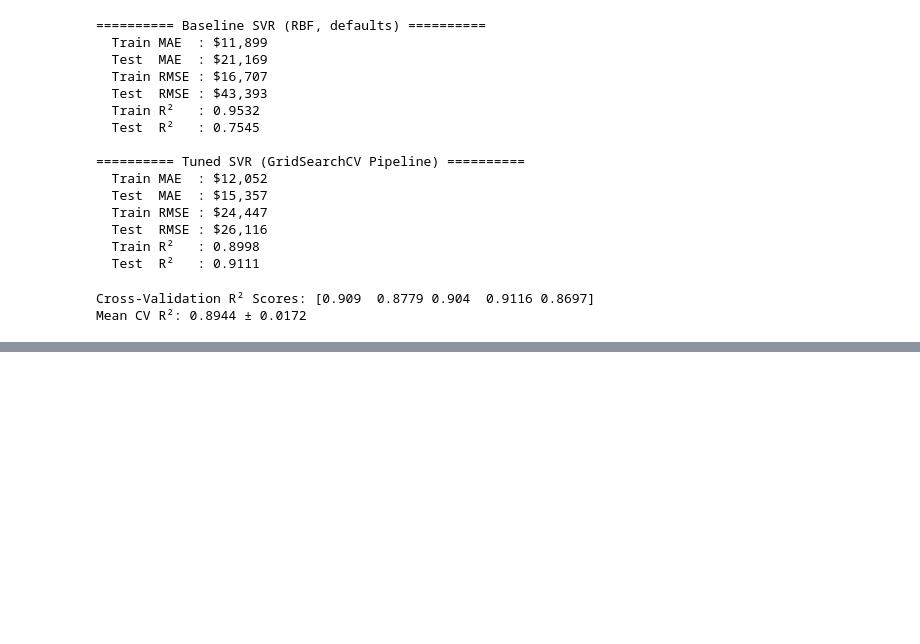
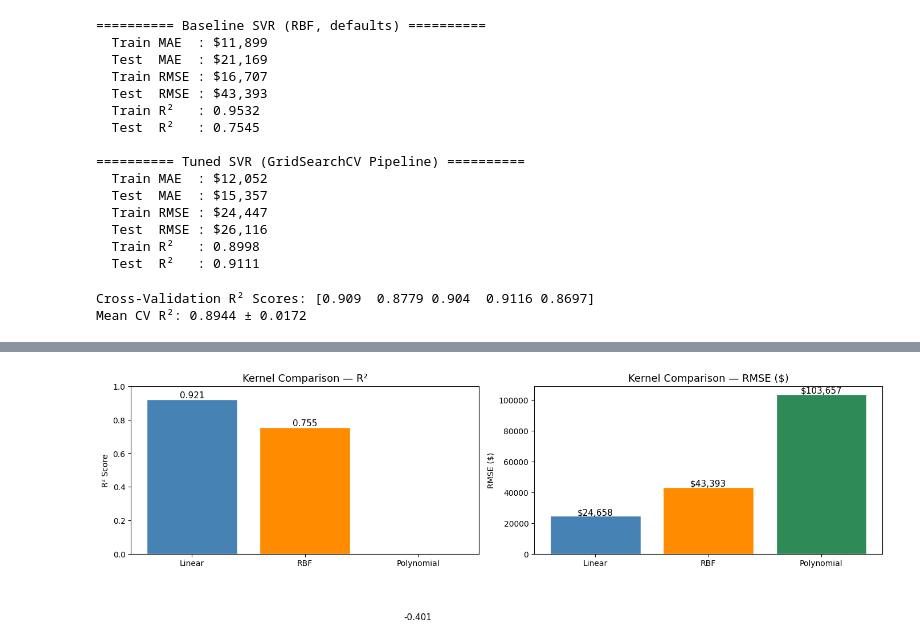
Before and after one commit to SandaminiI/House-Price-Prediction, a Jupyter notebook: notebooks/svr/svr_house_prices.ipynb, the cells around one changed output, grey strips where cells are left out. Drawn from its saved outputs; the diff is of its cells as text; code cells hidden in the pictures; blank space fills up the shorter version.

```diff
--- a/notebooks/svr/svr_house_prices.ipynb
+++ b/notebooks/svr/svr_house_prices.ipynb
@@ -433,0 +474,30 @@ Mean CV R²: 0.8944 ± 0.0172
+# %%
+# -------------------------------------------------------
+# Plot 3: Kernel Comparison Bar Chart
+# -------------------------------------------------------
+kernel_names = list(kernel_results.keys())
+r2_scores    = [kernel_results[k]['R2']   for k in kernel_names]
+rmse_scores  = [kernel_results[k]['RMSE'] for k in kernel_names]
+
+fig, axes = plt.subplots(1, 2, figsize=(14, 5))
+
+# R² comparison
+axes[0].bar(kernel_names, r2_scores, color=['steelblue', 'darkorange', 'seagreen'], edgecolor='white')
+axes[0].set_title('Kernel Comparison — R²', fontsize=13)
+axes[0].set_ylabel('R² Score')
+axes[0].set_ylim(0, 1)
+for i, v in enumerate(r2_scores):
+    axes[0].text(i, v + 0.01, f'{v:.3f}', ha='center', fontsize=11)
+
+# RMSE comparison
+axes[1].bar(kernel_names, rmse_scores, color=['steelblue', 'darkorange', 'seagreen'], edgecolor='white')
+axes[1].set_title('Kernel Comparison — RMSE ($)', fontsize=13)
+axes[1].set_ylabel('RMSE ($)')
+for i, v in enumerate(rmse_scores):
+    axes[1].text(i, v + 500, f'${v:,.0f}', ha='center', fontsize=11)
+
+plt.tight_layout()
+plt.savefig('svr_kernel_comparison.png', dpi=150)
+plt.show()
+# %% [output]
+[figure, added]
```
Also changed, not shown: parts of 5 cells of this notebook, 5 other files.
